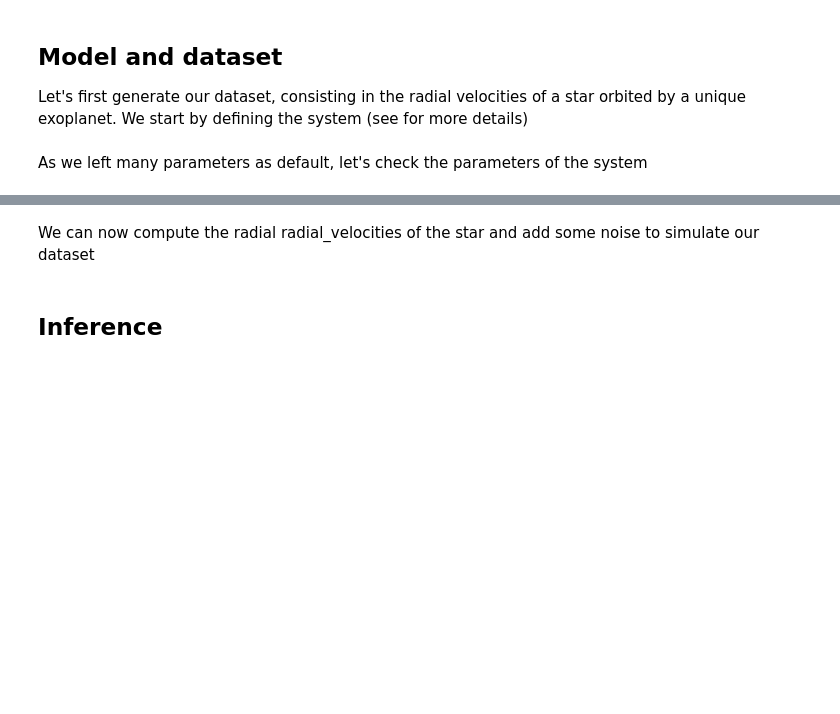
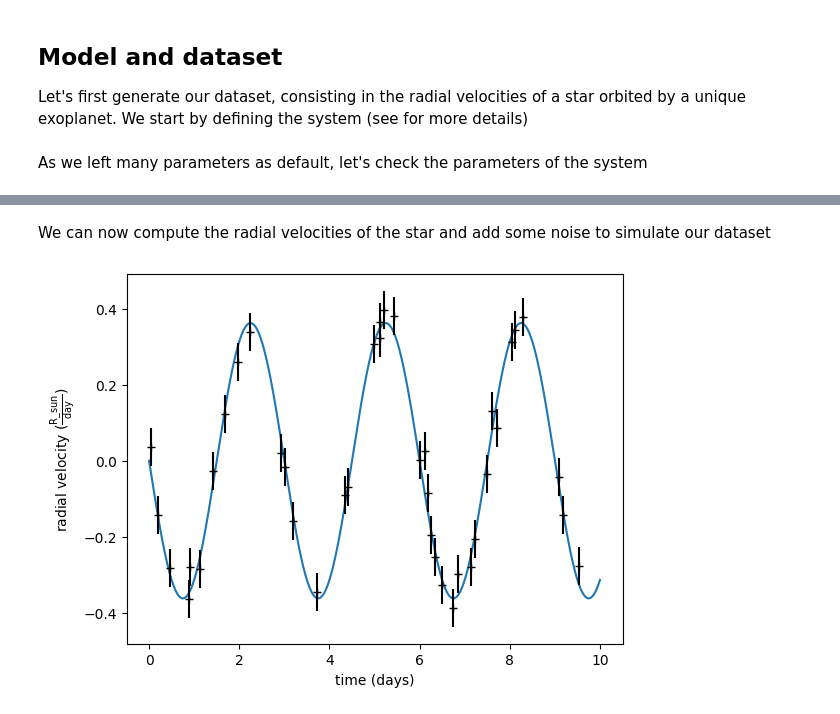
Before and after one commit to exoplanet-dev/jaxoplanet, a Jupyter notebook: docs/tutorials/rv.ipynb, the cells around one changed output, grey strips where cells are left out. Saved outputs shown, nothing was run; the diff lists cells and outputs as text; code cells hidden in the pictures; blank space fills up the shorter version.

```diff
--- a/docs/tutorials/rv.ipynb
+++ b/docs/tutorials/rv.ipynb
@@ -16,8 +22,9 @@ import numpy as np
 import matplotlib.pyplot as plt
 from jaxoplanet.orbits import keplerian
 
+truth = dict(mass=0.02, period=3.0)
 star = keplerian.Central(mass=1.0, radius=1.0)
-true_planet = keplerian.Body(mass=0.02, period=3.0)
+true_planet = keplerian.Body(**truth)
 system = keplerian.System(star, bodies=[true_planet])
 # %% [markdown]
 As we left many parameters as default, let's check the parameters of the system
@@ -26,16 +51,22 @@ system
 # %% [markdown]
-We can now compute the radial radial_velocities of the star and add some noise to simulate our dataset
+We can now compute the radial velocities of the star and add some noise to simulate our dataset
 # %%
 from jaxoplanet.units import unit_registry as ureg
 
+np.random.seed(10)
 over_time = np.linspace(0, 10, 1000)
 over_rvs = system.radial_velocity(over_time)[0]
-time = np.sort(np.random.uniform(0, 10, 30))
+time = np.sort(np.random.uniform(0, 10, 40))
 rv_obs = system.radial_velocity(time)[0]
 rv_err = 0.05 * rv_obs.units
 rv_obs += rv_err * np.random.normal(size=len(time))
 
+def plot_data():
+    plt.errorbar(time, rv_obs.magnitude, yerr=rv_err.magnitude, fmt="+k")
+    plt.xlabel("time (days)")
+    plt.ylabel(f"radial velocity (${rv_obs.units:L}$)");
+
 plt.plot(over_time, over_rvs.magnitude)
-plt.errorbar(time, rv_obs.magnitude, yerr=rv_err.magnitude, fmt="+k")
+plot_data()
+# %% [output]
+[figure, added]
-# %% [markdown]
-## Inference
```
Also changed, not shown: parts of 14 cells of this notebook.
